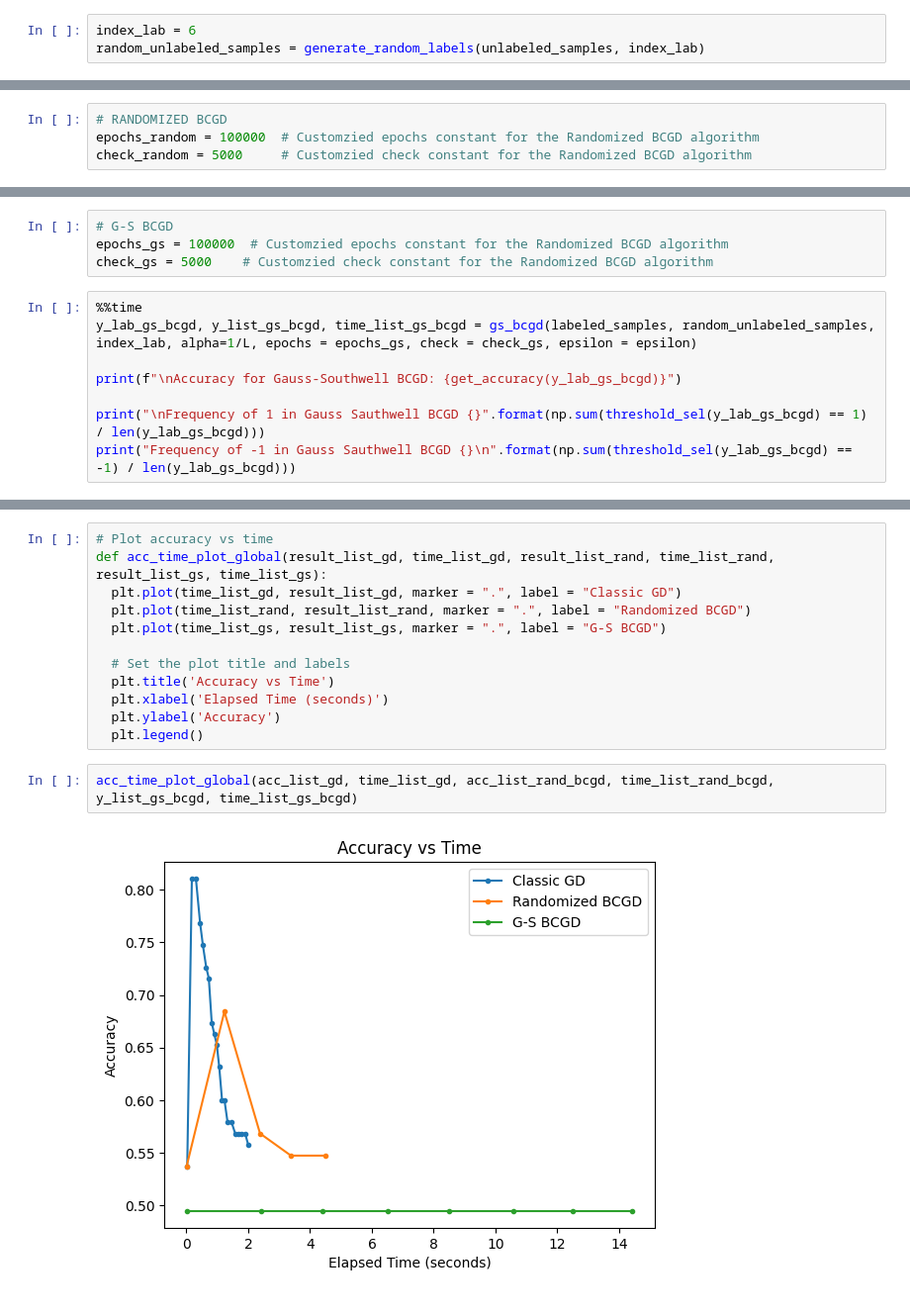
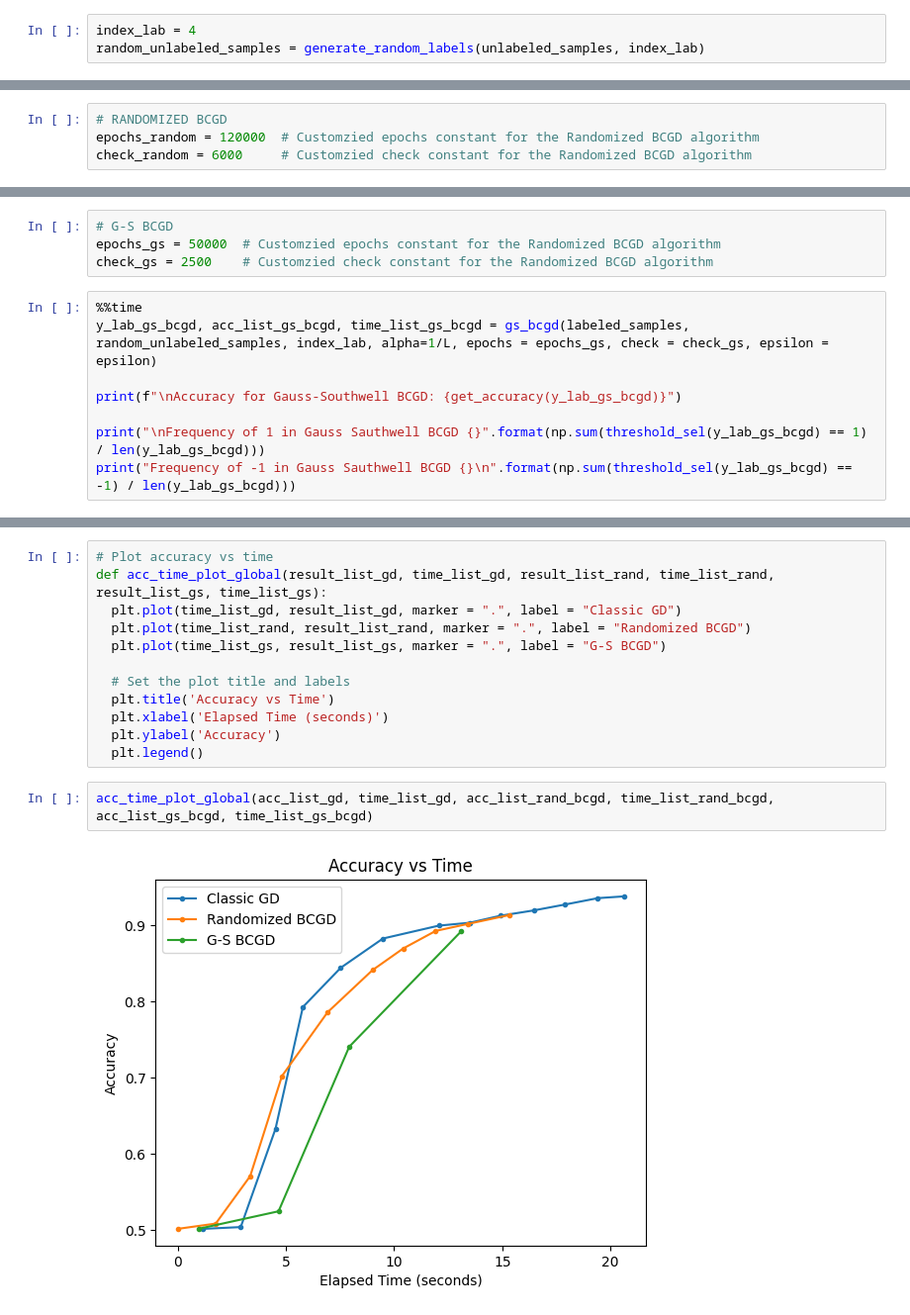
Before and after one commit to ValerioRocca/Optimization-HW1, a Jupyter notebook: Homework_OPT.ipynb, the cells around one changed output, grey strips where cells are left out. Shown at 99% size. Saved outputs shown, nothing was run; the diff lists cells and outputs as text.

```diff
--- a/Homework_OPT.ipynb
+++ b/Homework_OPT.ipynb
@@ -689,5 +691,5 @@ plot_points(unlabeled_samples,labeled_samples[labeled_samples[:, -1] == 1], labe
 # %%
-index_lab = 6
+index_lab = 4
 random_unlabeled_samples = generate_random_labels(unlabeled_samples, index_lab)
 # %%
 weights = similarity_matrix(unlabeled_samples, labeled_samples, index_lab)
@@ -717,7 +734,7 @@ ValueError: Classification metrics can't handle a mix of binary and unknown targ
 # %%
 # RANDOMIZED BCGD
-epochs_random = 100000  # Customzied epochs constant for the Randomized BCGD algorithm
-check_random = 5000     # Customzied check constant for the Randomized BCGD algorithm
+epochs_random = 120000  # Customzied epochs constant for the Randomized BCGD algorithm
+check_random = 6000     # Customzied check constant for the Randomized BCGD algorithm
 # %%
 %%time
 y_lab_rand_bcgd, acc_list_rand_bcgd, time_list_rand_bcgd = rand_bcgd(labeled_samples, random_unlabeled_samples, index_lab, alpha=1/L, epochs = epochs_random, check = check_random, epsilon = epsilon)
@@ -732,10 +765,10 @@ ValueError: Classification metrics can't handle a mix of binary and unknown targ
 # %%
 # G-S BCGD
-epochs_gs = 100000  # Customzied epochs constant for the Randomized BCGD algorithm
-check_gs = 5000    # Customzied check constant for the Randomized BCGD algorithm
+epochs_gs = 50000  # Customzied epochs constant for the Randomized BCGD algorithm
+check_gs = 2500    # Customzied check constant for the Randomized BCGD algorithm
 # %%
 %%time
-y_lab_gs_bcgd, y_list_gs_bcgd, time_list_gs_bcgd = gs_bcgd(labeled_samples, random_unlabeled_samples, index_lab, alpha=1/L, epochs = epochs_gs, check = check_gs, epsilon = epsilon)
+y_lab_gs_bcgd, acc_list_gs_bcgd, time_list_gs_bcgd = gs_bcgd(labeled_samples, random_unlabeled_samples, index_lab, alpha=1/L, epochs = epochs_gs, check = check_gs, epsilon = epsilon)
 
 print(f"\nAccuracy for Gauss-Southwell BCGD: {get_accuracy(y_lab_gs_bcgd)}")
 
@@ -772,6 +800,6 @@ def acc_time_plot_global(result_list_gd, time_list_gd, result_list_rand, time_li
   plt.ylabel('Accuracy')
   plt.legend()
 # %%
-acc_time_plot_global(acc_list_gd, time_list_gd, acc_list_rand_bcgd, time_list_rand_bcgd, y_list_gs_bcgd, time_list_gs_bcgd)
+acc_time_plot_global(acc_list_gd, time_list_gd, acc_list_rand_bcgd, time_list_rand_bcgd, acc_list_gs_bcgd, time_list_gs_bcgd)
 # %% [output]
-[figure, old version]
+[figure, new version]
```
Also changed, not shown: parts of 41 cells of this notebook.
